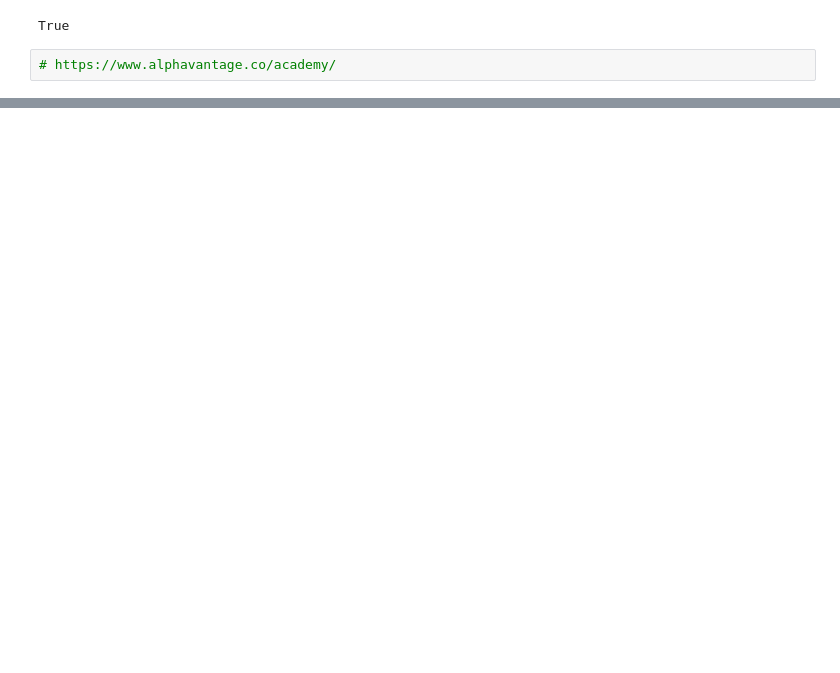
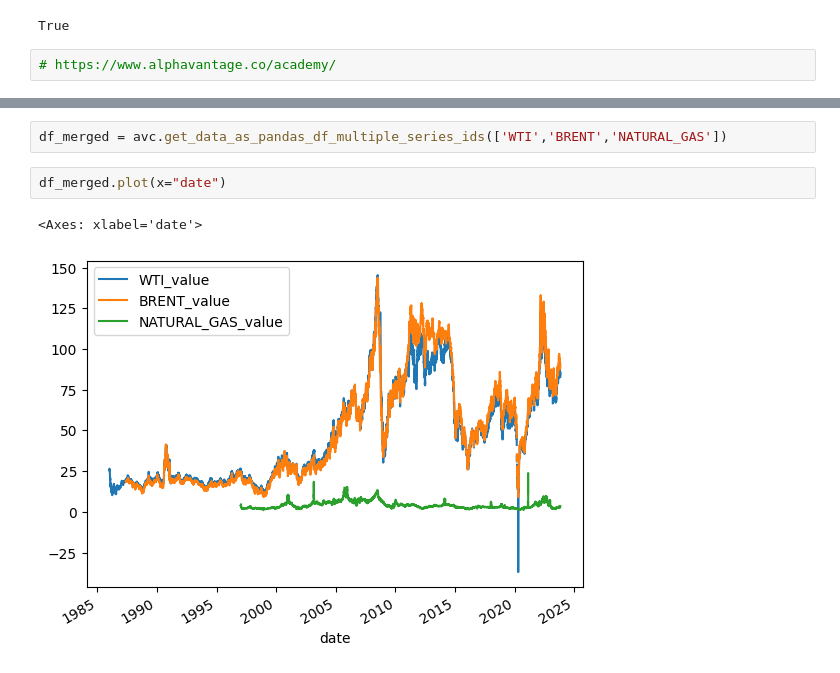
Before and after one commit to csautter/oil-price-prediction-lab, a Jupyter notebook: data_sources/alphavantage/Oil-Prices.ipynb, the cells around one changed output, grey strips where cells are left out. Saved outputs shown, nothing was run; the diff lists cells and outputs as text; blank space fills up the shorter version.

```diff
--- a/data_sources/alphavantage/Oil-Prices.ipynb
+++ b/data_sources/alphavantage/Oil-Prices.ipynb
@@ -49,0 +78,7 @@ dtype: int64
+# %%
+df_merged = avc.get_data_as_pandas_df_multiple_series_ids(['WTI','BRENT','NATURAL_GAS'])
+# %%
+df_merged.plot(x="date")
+# %% [output]
+<Axes: xlabel='date'>
+[figure, added]
```
Also changed, not shown: parts of 14 cells of this notebook, 2 other files.
